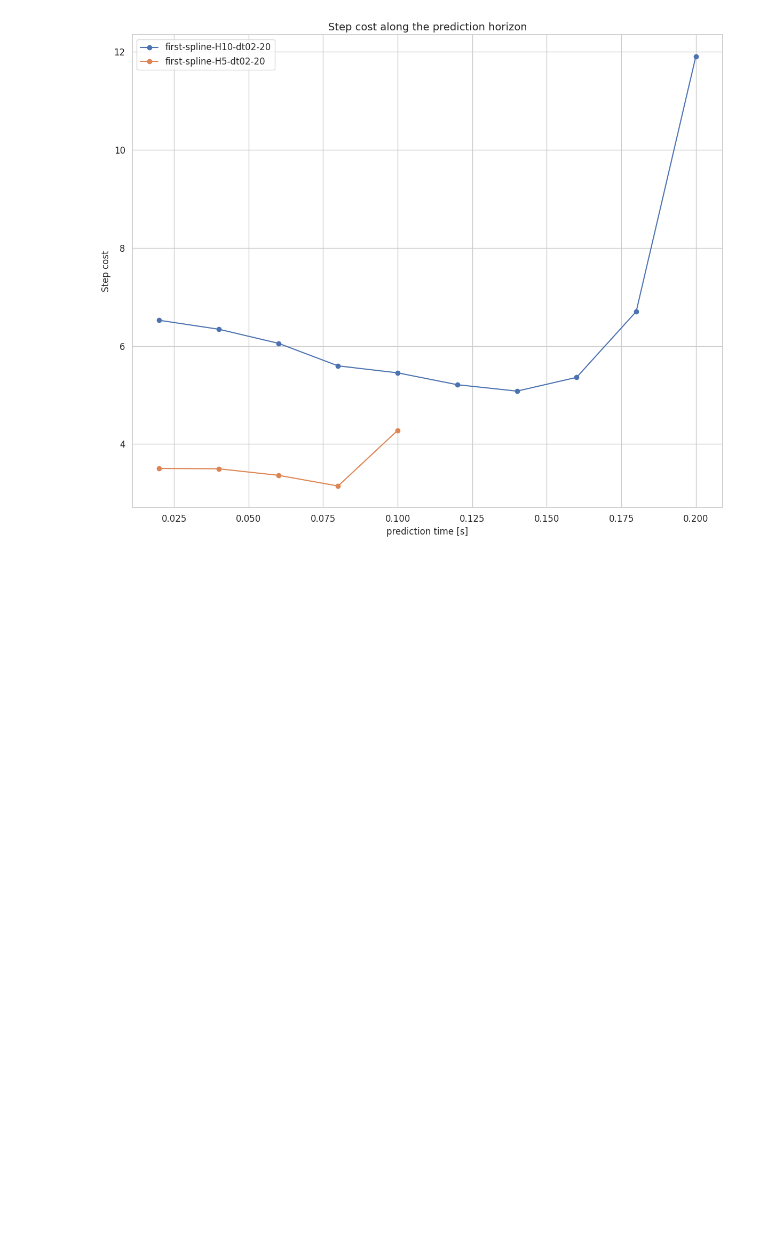
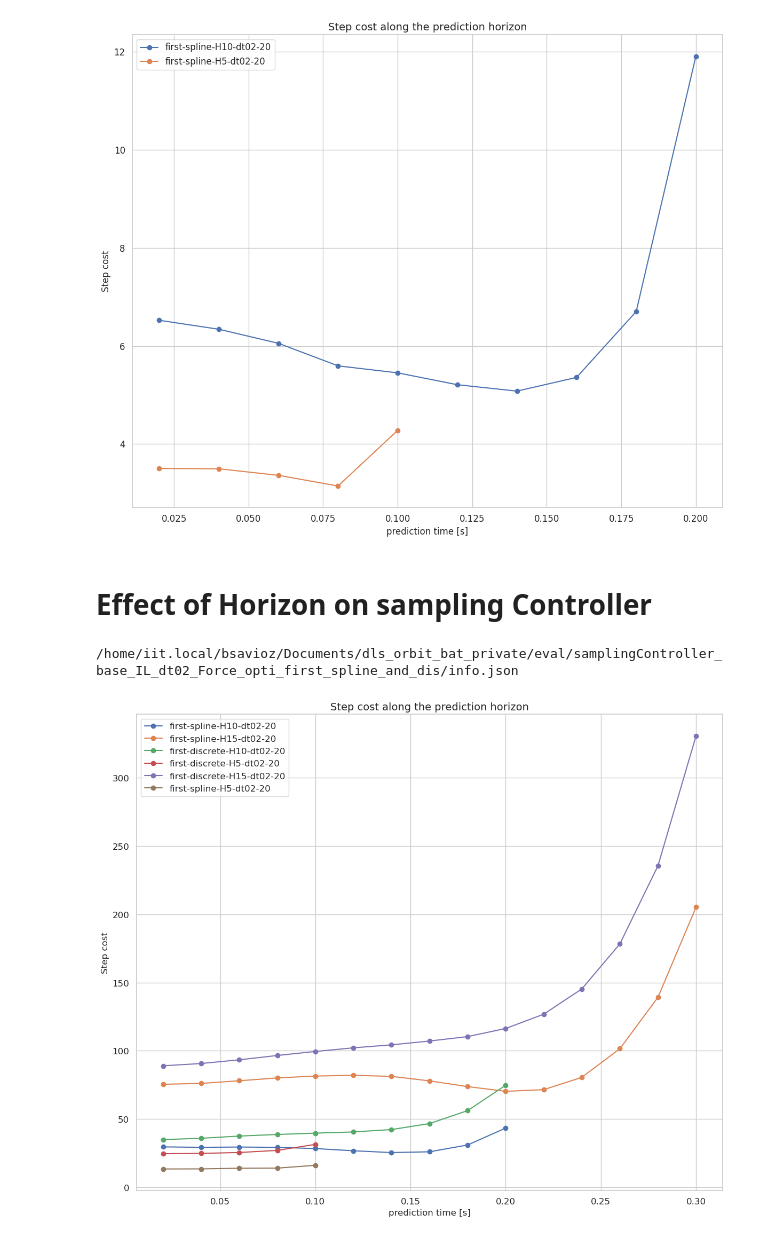
Before and after one commit to Batou1406/dls_orbit_bat_private, a Jupyter notebook: source/extensions/omni.isaac.lab_tasks/omni/isaac/lab_tasks/manager_based/locomotion/model_based/thesis_image.ipynb, the cells around one changed output. Cells and saved outputs as stored; diff of their text form; code cells hidden in the pictures; blank space fills up the shorter version.

```diff
--- a/source/extensions/omni.isaac.lab_tasks/omni/isaac/lab_tasks/manager_based/locomotion/model_based/thesis_image.ipynb
+++ b/source/extensions/omni.isaac.lab_tasks/omni/isaac/lab_tasks/manager_based/locomotion/model_based/thesis_image.ipynb
@@ -2320,3 +2320,61 @@ plt.tight_layout()
 plt.show()
 # %% [output]
 [figure]
+# %% [markdown]
+# Effect of Horizon on sampling Controller
+# %%
+import matplotlib.pyplot as plt
+import seaborn as sns
+import numpy as np
+import os
+import json
+import torch
+
+sns.set_theme(style=style_theme)
+plt.figure(figsize=(12, 10))
+
+
+path_with_opt = "/home/iit.local/bsavioz/Documents/dls_orbit_bat_private/eval/samplingController_base_IL_dt02_Force_opti_first_spline_and_dis"
+
+info_dict_with_opt = {}
+json_info_path_with_opt = os.path.join(path_with_opt, "info.json")
+print(json_info_path_with_opt)
+if os.path.isfile(json_info_path_with_opt):
+    with open(json_info_path_with_opt, 'r') as json_file:
+        info_dict_with_opt = json.load(json_file)
+# print(info_dict_with_opt)
+
+for key in info_dict_with_opt :
+    y = np.array(info_dict_with_opt[key]['step_cost_results']['step_cost_median'])
+    q1 = np.array(info_dict_with_opt[key]['step_cost_results']['step_costq1_values'])
+    q3 = np.array(info_dict_with_opt[key]['step_cost_results']['step_costq3_values'])
+    yerr = [y - q1, q3 - y]
+
+    if '02' in key: x = torch.arange(len(y))*0.02 + 0.02
+    else :          x = torch.arange(len(y))*0.04 + 0.04
+
+    plt.plot(x,y, marker='o', label=key)
+    # plt.errorbar(x, y, yerr=yerr, marker='o', label=key, capsize=5)
+
+
+
+# Customize the plot for the scientific report
+plt.title('Step cost along the prediction horizon', fontsize=14)
+plt.xlabel('prediction time [s]', fontsize=12)
+plt.ylabel('Step cost', fontsize=12)
+# plt.legend(title=r'Algorithm', fontsize=12, title_fontsize=12)
+plt.legend(fontsize=12)
+plt.xticks(fontsize=12)
+plt.yticks(fontsize=12)
+# plt.yscale('log')
+# plt.xscale('log')
+plt.tight_layout()
+
+# Save the plot if needed
+# plt.savefig("thesis image/9/DaggervsNaiveMSE.pdf", bbox_inches='tight')
+
+# Show the plot
+plt.show()
+# %% [output]
+/home/iit.local/bsavioz/Documents/dls_orbit_bat_private/eval/samplingController_base_IL_dt02_Force_opti_first_spline_and_dis/info.json
+[figure, added]
```
Also changed, not shown: 1 other file.
